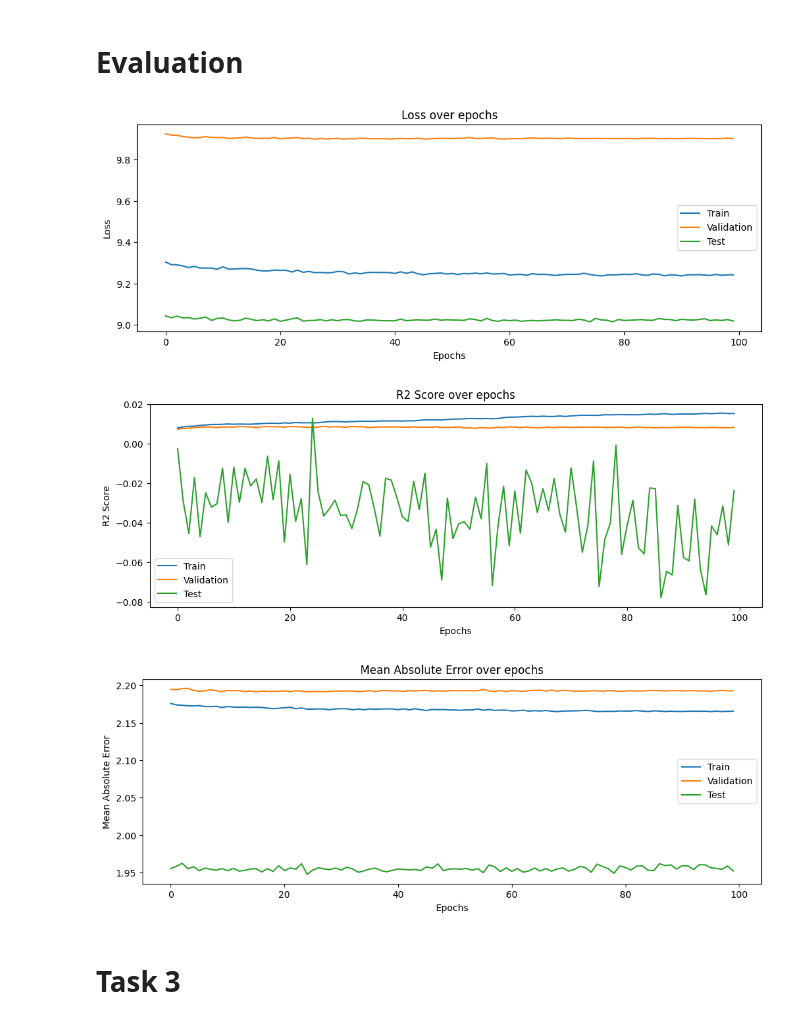
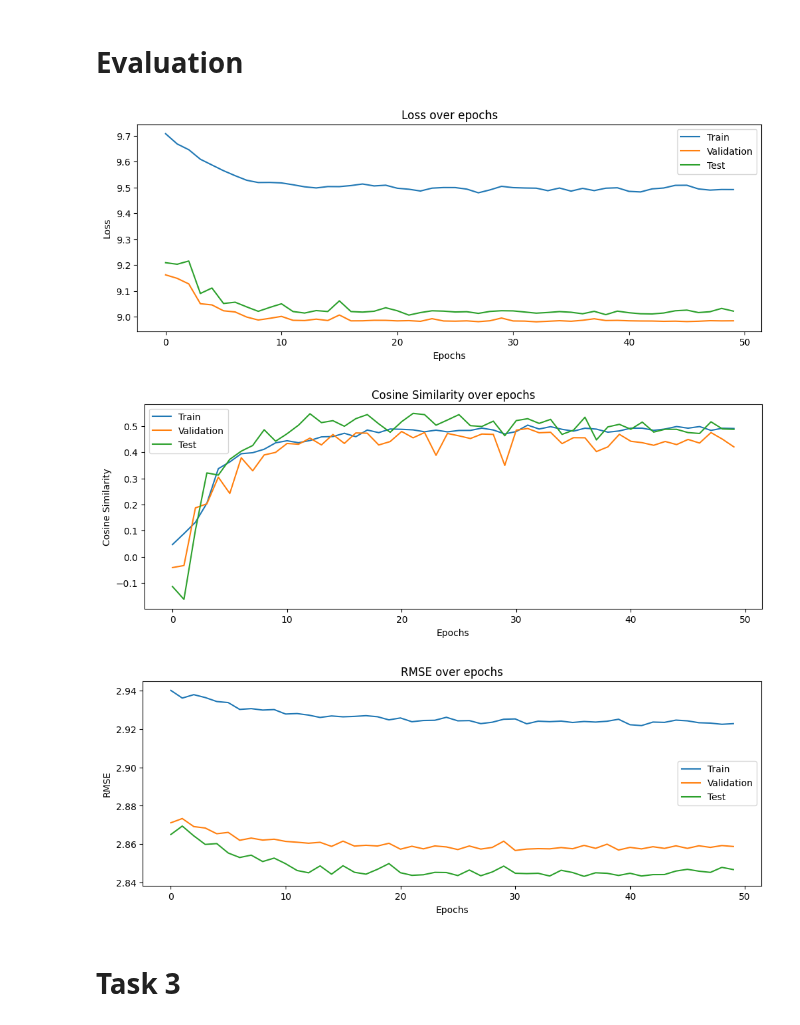
Before and after one commit to sambhav97/tue-deeplearning, a Jupyter notebook: assignments/assignment_2/Skeleton assignment 2 2AMM10 22-23.ipynb, the cells around one changed output. Saved outputs shown, nothing was run; the diff lists cells and outputs as text; code cells hidden in the pictures.

Commit message:
Task 1 - changed the plots for 6a and added 6c plots. Task 2 - working now, also changed r2 and mae to cosine and rmse. Task 3 - working now but need to improve. :)

```diff
--- a/assignments/assignment_2/Skeleton assignment 2 2AMM10 22-23.ipynb
+++ b/assignments/assignment_2/Skeleton assignment 2 2AMM10 22-23.ipynb
@@ -774,9 +838,6 @@ def create_graph_data_task2(initial_state, trajectory):
     node_features = torch.tensor(initial_state, dtype=torch.float)
     node_features = node_features.view(-1, num_features)  # Reshape to (num_nodes, num_features)
 
-    # Check the number of nodes
-    assert n_bodies == initial_state.shape[0], "Mismatch between n_bodies and actual number of nodes"
-
     # Create edge index tensor
     edge_index = torch.tensor([[i, j] for i in range(n_bodies) for j in range(n_bodies) if (i != j and i<j)], dtype=torch.long)
     edge_index = edge_index.t().contiguous()  # Reshape to (2, num_edges)
@@ -791,12 +852,6 @@ def create_graph_data_task2(initial_state, trajectory):
         distance = torch.sqrt(dx**2 + dy**2)
         force = ((node_features[i,0]*node_features[j,0])/(distance**2 + 1e-8))
         edge_features[k] = force
-
-    # # Create target tensor
-    # if trajectory.shape[2] == 2:  # If only positions are used
-    #     target = torch.tensor(trajectory, dtype=torch.float).reshape(n_bodies, -1, 2)
-    # else:  # If both positions and velocities are used
-    #     target = torch.tensor(trajectory, dtype=torch.float).reshape(n_bodies, -1, 4)
 
      # Create target tensor
     target = torch.tensor(trajectory, dtype=torch.float).reshape(n_bodies, -1, 4)
@@ -979,9 +964,6 @@ Number of data samples in /Users/sambhavjain/Library/Mobile Documents/com~apple~
 # %% [markdown]
 # Model Implementation
 # %%
-from torch_geometric.nn import global_mean_pool, GCNConv
-from torch_geometric.nn import GraphSAGE
-
 class GNN_LSTM(torch.nn.Module):
     def __init__(self):
         super(GNN_LSTM, self).__init__()
@@ -994,7 +976,7 @@ class GNN_LSTM(torch.nn.Module):
 
         self.pool = global_mean_pool
 
-        self.lstm = nn.LSTM(256, 128, num_layers=2, batch_first=True)
+        self.lstm = nn.LSTM(256, 128, num_layers=1, batch_first=True)
         self.fc = nn.Linear(128, 4)
 
     def forward(self, data):
@@ -1250,40 +1198,40 @@ TRAIN MAE: 2.1759, VAL MAE: 2.1993, TEST MAE: 1.9664
 # %%
 # Plot losses
 plt.figure(figsize=(12, 4))
 plt.plot(train_losses, label='Train')
 plt.plot(val_losses, label='Validation')
 plt.plot(test_losses, label='Test')
 plt.title('Loss over epochs')
 plt.xlabel('Epochs')
 plt.ylabel('Loss')
 plt.legend()
 plt.show()
 
-# Plot R2 scores
+# Plot Cosine Sim
 plt.figure(figsize=(12, 4))
-plt.plot(train_r2_scores, label='Train')
-plt.plot(val_r2_scores, label='Validation')
-plt.plot(test_r2_scores, label='Test')
-plt.title('R2 Score over epochs')
+plt.plot(train_cosine_sims, label='Train')
+plt.plot(val_cosine_sims, label='Validation')
+plt.plot(test_cosine_sims, label='Test')
+plt.title('Cosine Similarity over epochs')
 plt.xlabel('Epochs')
-plt.ylabel('R2 Score')
+plt.ylabel('Cosine Similarity')
 plt.legend()
 plt.show()
 
-# Plot MAEs
+# Plot RMSE
 plt.figure(figsize=(12, 4))
-plt.plot(train_maes, label='Train')
-plt.plot(val_maes, label='Validation')
-plt.plot(test_maes, label='Test')
-plt.title('Mean Absolute Error over epochs')
+plt.plot(train_rmses, label='Train')
+plt.plot(val_rmses, label='Validation')
+plt.plot(test_rmses, label='Test')
+plt.title('RMSE over epochs')
 plt.xlabel('Epochs')
-plt.ylabel('Mean Absolute Error')
+plt.ylabel('RMSE')
 plt.legend()
 plt.show()
 # %% [output]
-[figure, old version]
+[figure, new version]
-[figure, old version]
+[figure, new version]
-[figure, old version]
+[figure, new version]
 # %% [markdown]
 # Task 3
 # %% [markdown]
```
Also changed, not shown: parts of 23 cells of this notebook.
